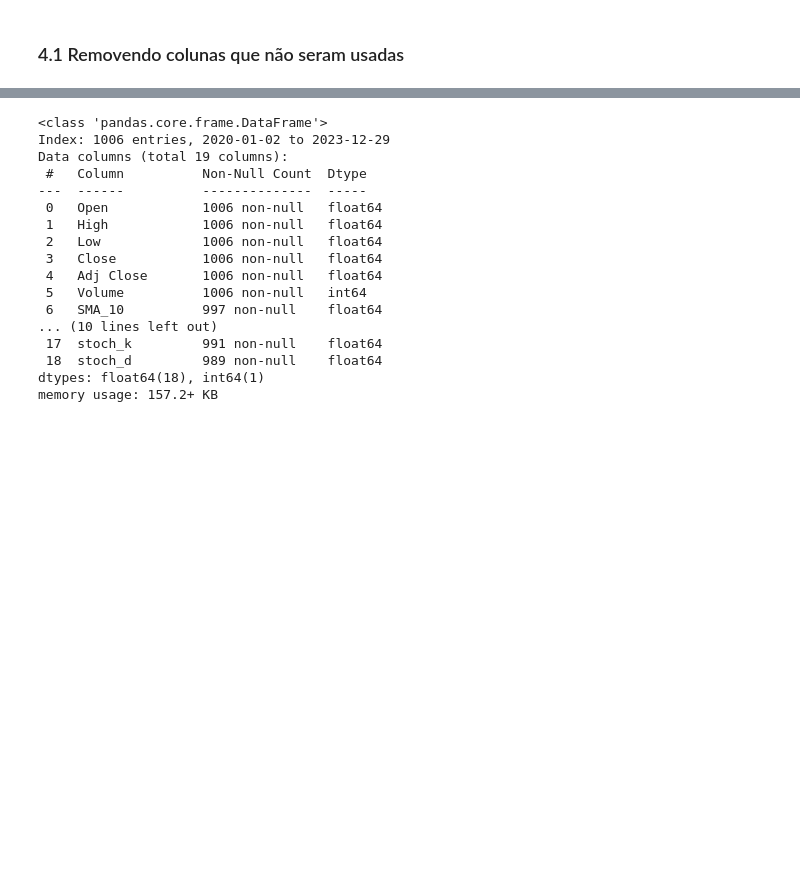
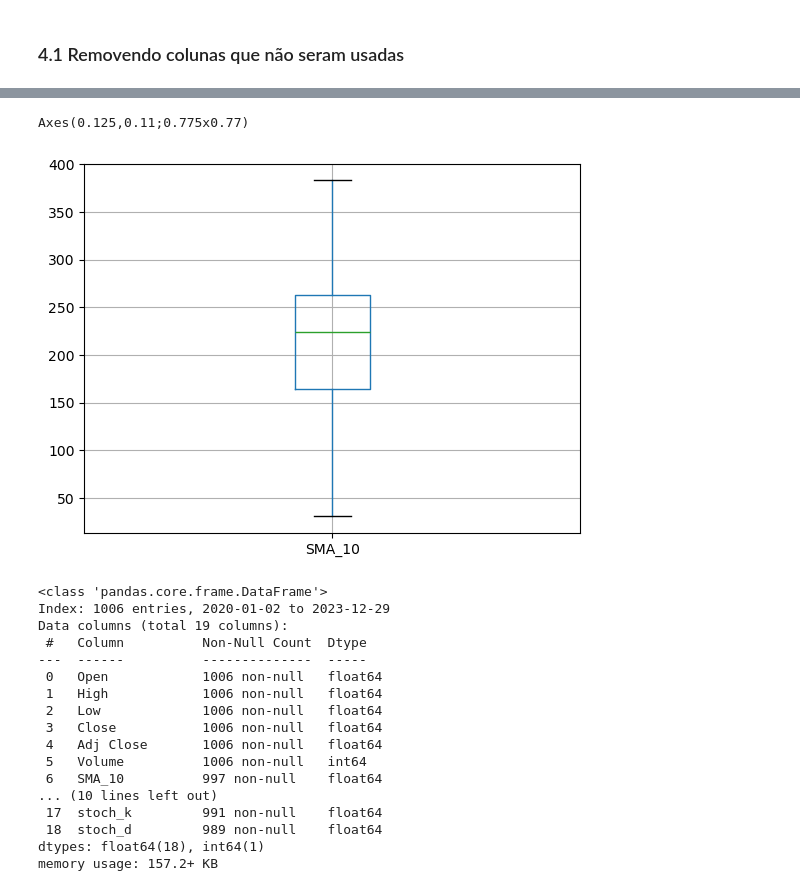
Before and after one commit to TCCCODADA/TCCII, a Jupyter notebook: extraction.ipynb, the cells around one changed output, grey strips where cells are left out. Saved outputs shown, nothing was run; the diff lists cells and outputs as text; code cells hidden in the pictures; blank space fills up the shorter version.

```diff
--- a/extraction.ipynb
+++ b/extraction.ipynb
@@ -158,3 +162,12 @@ df.boxplot(column=["High"])
+# %%
+#SMA_10,
+a = df.boxplot(column=["SMA_10"])
+
+print(a)
+plt.show()  # Garante que o gráfico seja renderizado
+# %% [output]
+Axes(0.125,0.11;0.775x0.77)
+[figure, added]
 # %%
 df.info()
 # %% [output]
```
Also changed, not shown: parts of 13 cells of this notebook, 6 other files.
